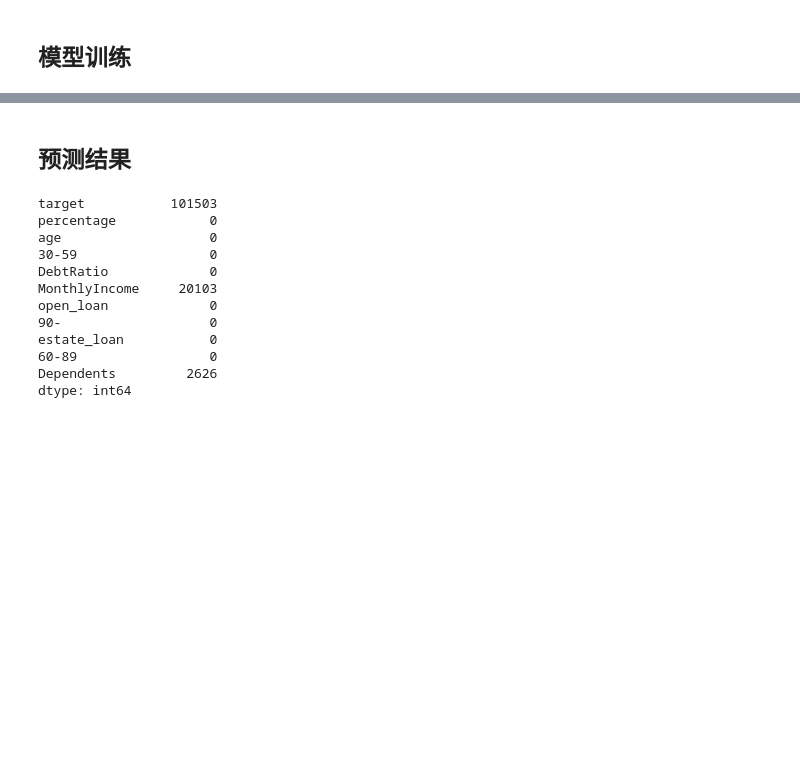
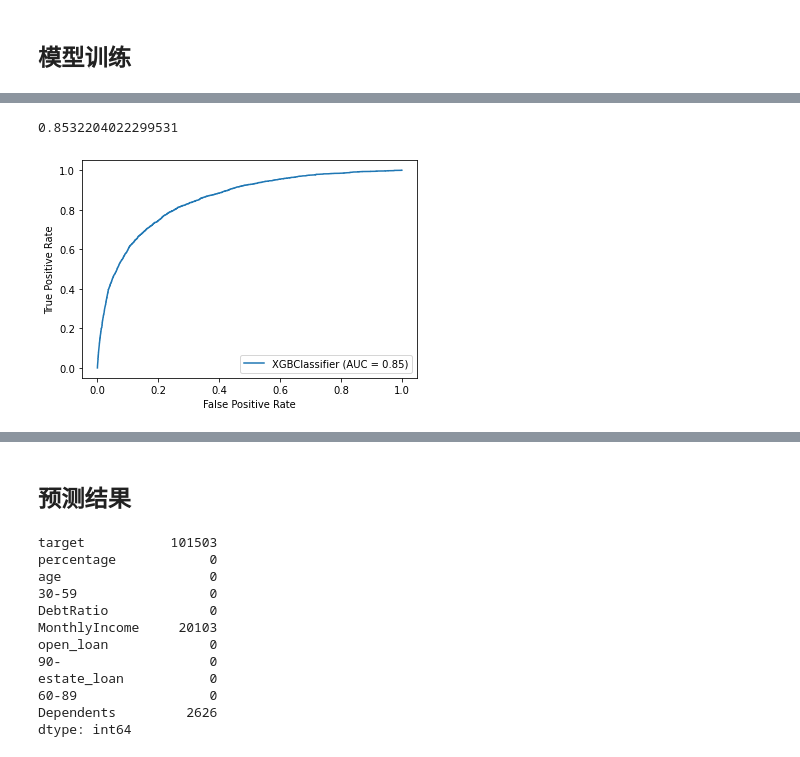
Before and after one commit to 123385918/Python-Science-Handbook, a Jupyter notebook: Kaggle--Give me some Credite.ipynb, the cells around one changed output, grey strips where cells are left out. Saved outputs shown, nothing was run; the diff lists cells and outputs as text; code cells hidden in the pictures; blank space fills up the shorter version.

```diff
--- a/Kaggle--Give me some Credite.ipynb
+++ b/Kaggle--Give me some Credite.ipynb
@@ -646,0 +637,8 @@ PSI= 0.0201%, 低于10%, 模型稳定。
+# %%
+xgb = XGBClassifier(n_jobs=-1)
+xgb.fit(X,y)
+_ = plot_roc_curve(xgb,df_test.iloc[:,:-1],df_test.target.values)
+roc_auc_score(df_test.target.values, xgb.predict_proba(df_test.iloc[:,:-1])[:,1])
+# %% [output]
+0.8532204022299531
+[figure, added]
```
Also changed, not shown: parts of 42 cells of this notebook.
